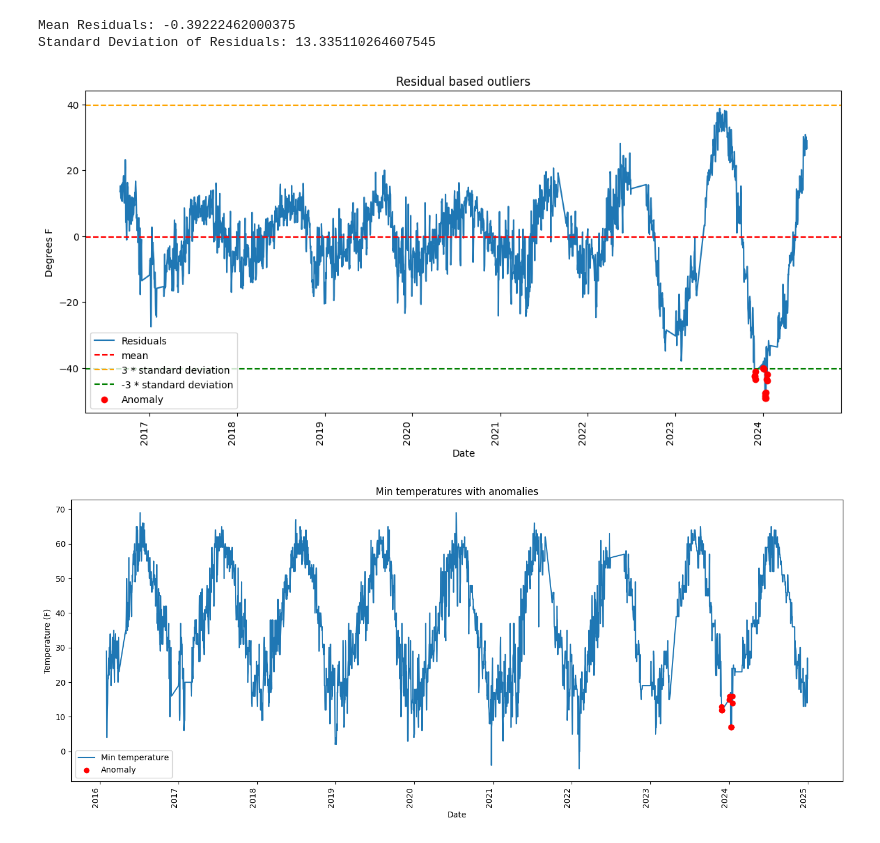
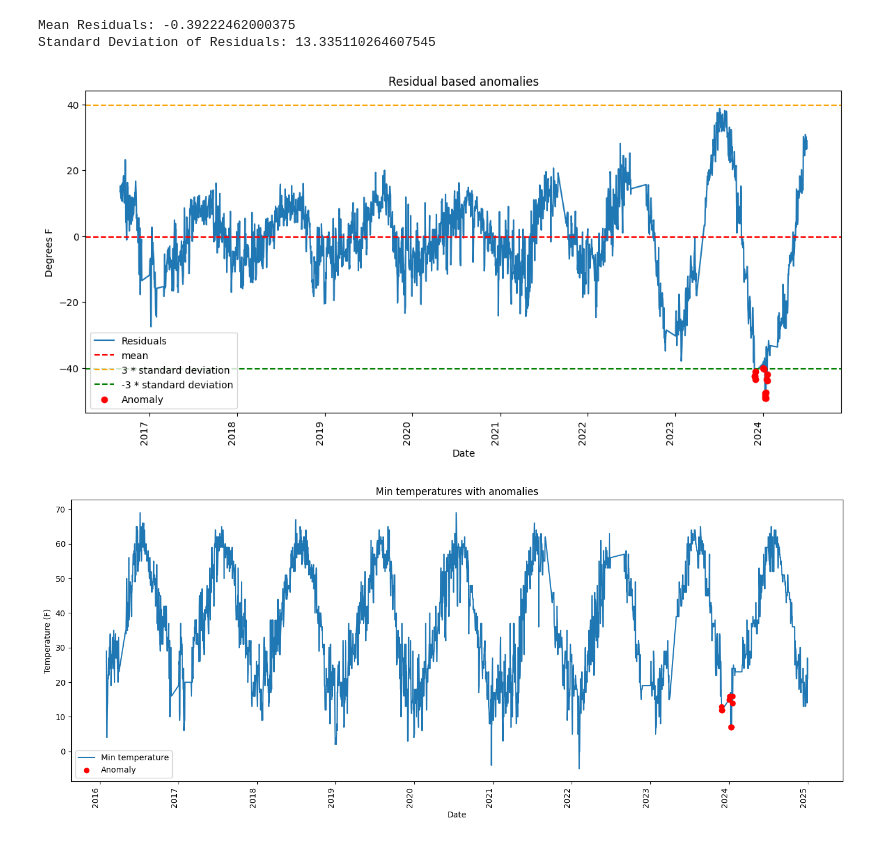
Before and after one commit to Tinahan789/TimeSeriesAnomalyDetection, a Jupyter notebook: seasonal_decompose_temperature.ipynb, the cells around one changed output. Drawn from its saved outputs; the diff is of its cells as text; code cells hidden in the pictures.

```diff
--- a/seasonal_decompose_temperature.ipynb
+++ b/seasonal_decompose_temperature.ipynb
@@ -138,23 +138,23 @@ Standard Deviation of Residuals: 13.335110264607545
 # %%
 fig, ax = plt.subplots(figsize=(14, 6))
 plt.plot(residuals_df['DATE'], residuals_df['residuals'], label = "Residuals")
 plt.axhline(y=mean_residual, color='r', linestyle='--', label = "mean")
 plt.axhline(y=mean_residual+3*std_residual, color='orange', linestyle='--', label = "3 * standard deviation")
 plt.axhline(y=mean_residual-3*std_residual, color='green', linestyle='--', label = "-3 * standard deviation")
 outliers = ((residuals_df['residuals']<-3*std_residual)|(residuals_df['residuals']>3*std_residual))
 plt.scatter(
     residuals_df.loc[outliers, 'DATE'],
     residuals_df.loc[outliers, 'residuals'],
     color = 'red', label = 'Anomaly', zorder = 5
 )
 plt.xticks(rotation = 90, ha = 'right')
-plt.title(f'Residual based outliers')
+plt.title(f'Residual based anomalies')
 plt.xlabel("Date")
 plt.ylabel('Degrees F')
 plt.legend()
 plt.show()
 # %% [output]
-[figure, old version]
+[figure, new version]
 # %%
 # plot data
 fig, ax = plt.subplots(figsize=(14, 6))
```
Also changed, not shown: parts of 1 cell of this notebook.
